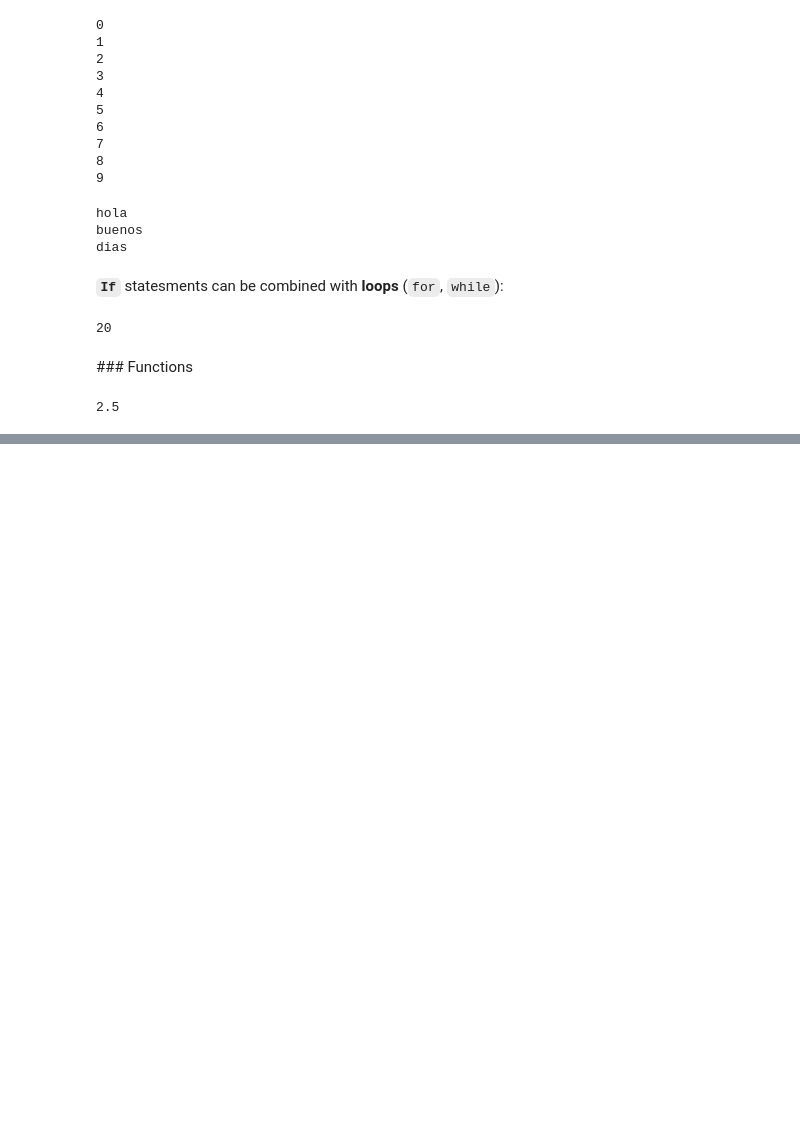
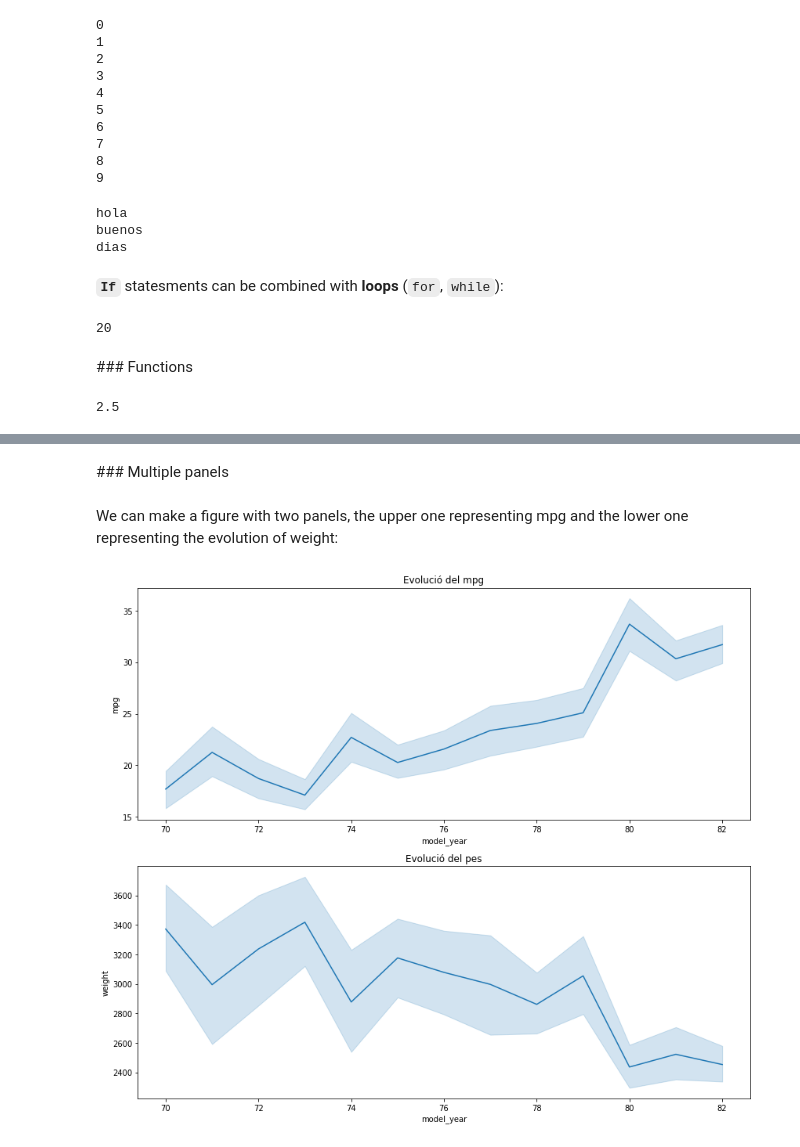
Before and after one commit to raulbenitez/introAI_ICE, a Jupyter notebook: Tema1_Exploració_dades.ipynb, the cells around one changed output, grey strips where cells are left out. Cells and saved outputs as stored; diff of their text form; code cells hidden in the pictures; blank space fills up the shorter version.

```diff
--- a/Tema1_Exploració_dades.ipynb
+++ b/Tema1_Exploració_dades.ipynb
@@ -243,0 +567,15 @@ average([1,2,3,4])
+# %% [markdown]
+### Multiple panels
+# %% [markdown]
+We can make a figure with two panels, the upper one representing mpg and the lower one representing the evolution of weight:
+# %%
+fig = plt.figure(figsize=(14,12))
+ax = fig.add_subplot(211)
+ax = sns.lineplot(x="model_year", y="mpg", data=df2)
+ax.set_title('Evolució del mpg')
+ax1 = fig.add_subplot(212)
+ax1 = sns.lineplot(x="model_year", y="weight", data=df2)
+ax1.set_title('Evolució del pes')
+plt.show()
+# %% [output]
+[figure, added]
```
Also changed, not shown: parts of 91 cells of this notebook.
